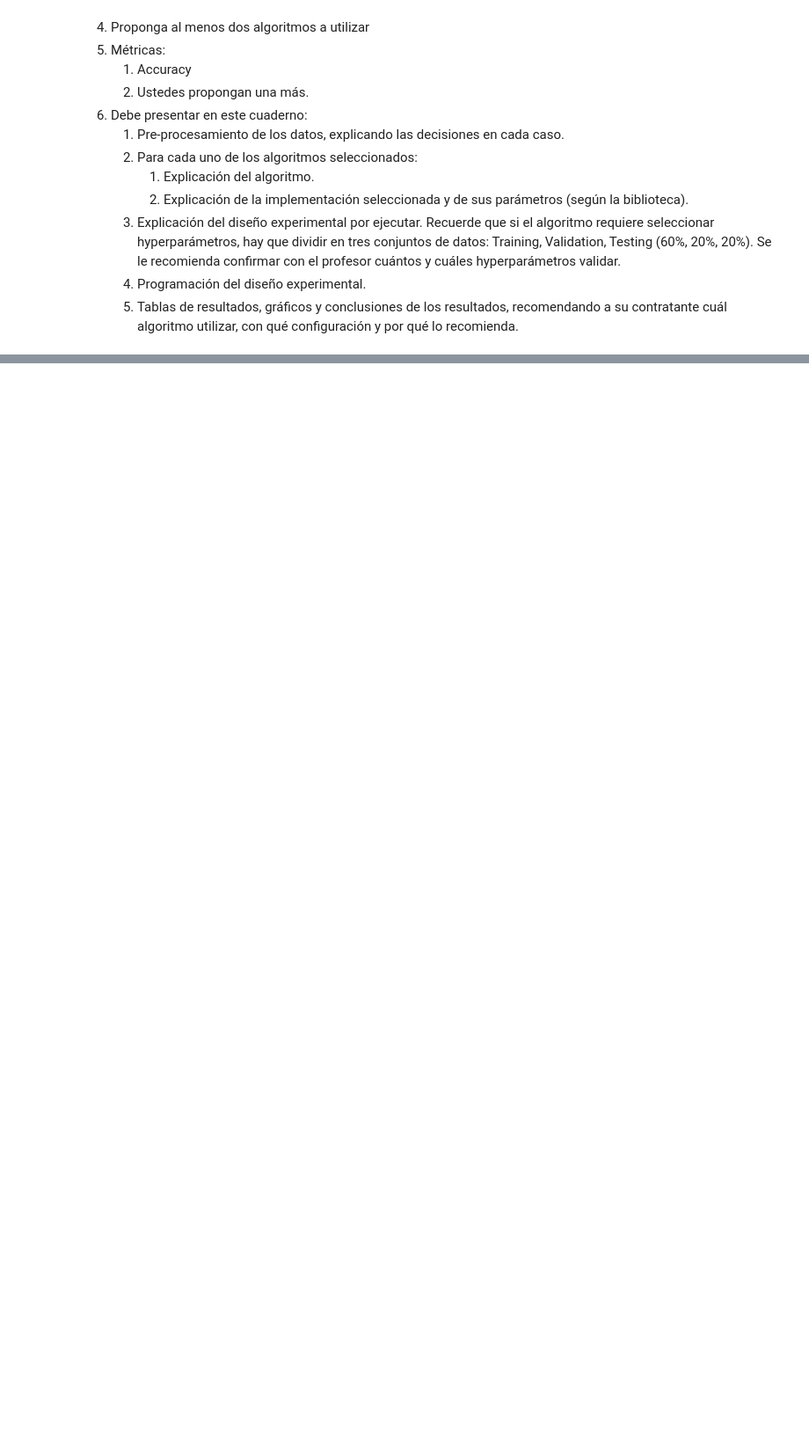
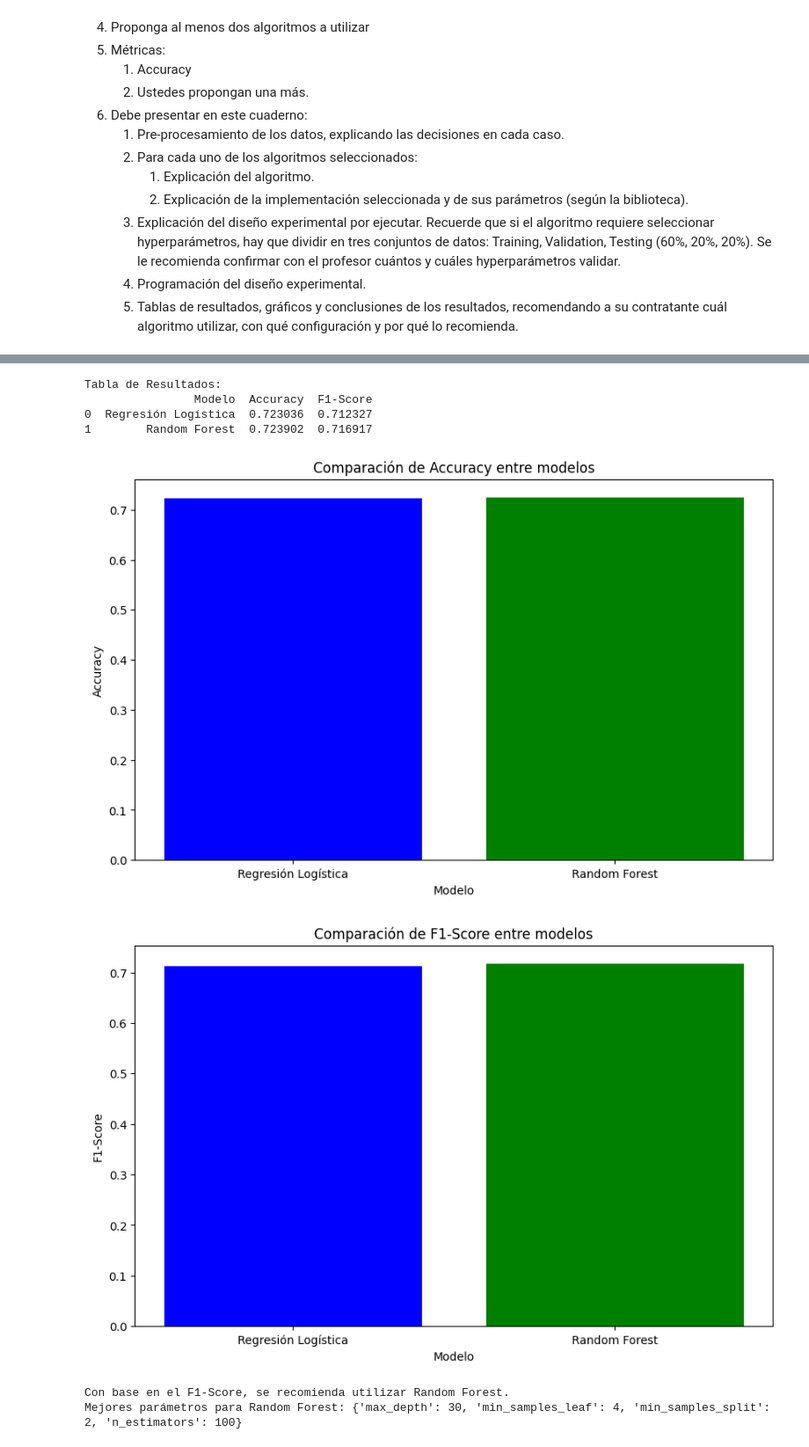
Before and after one commit to JeanPaulRF/Trabajos-IA, a Jupyter notebook: TP-2/2023-2-Trabajo_Practico_2.ipynb, the cells around one changed output, grey strips where cells are left out. Shown at 88% size. Drawn from its saved outputs; the diff is of its cells as text; code cells hidden in the pictures; blank space fills up the shorter version.

```diff
--- a/TP-2/2023-2-Trabajo_Practico_2.ipynb
+++ b/TP-2/2023-2-Trabajo_Practico_2.ipynb
@@ -416,0 +509,15 @@ ___
+# %%
+# 7. División de datos en conjuntos de entrenamiento, validación y prueba (60%, 20%, 20%)
+X = data.drop('cardio', axis=1)
+y = data['cardio']
+
+# Dividir los datos en conjuntos de entrenamiento (60%) y prueba (40%)
+X_train, X_temp, y_train, y_temp = train_test_split(X, y, test_size=0.4, random_state=42)
+
+# Luego, dividir el conjunto temporal en conjuntos de validación (20%) y prueba (20%)
+X_val, X_test, y_val, y_test = train_test_split(X_temp, y_temp, test_size=0.5, random_state=42)
+
+# Imprimir el tamaño de cada conjunto de datos
+print("Tamaño del conjunto de entrenamiento: {} muestras".format(X_train.shape[0]))
+print("Tamaño del conjunto de validación: {} muestras".format(X_val.shape[0]))
+print("Tamaño del conjunto de prueba: {} muestras".format(X_test.shape[0]))
@@ -416,0 +605,42 @@ ___
+# %%
+# Crear una tabla de resultados
+results = pd.DataFrame({
+    'Modelo': ['Regresión Logística', 'Random Forest'],
+    'Accuracy': [logistic_accuracy, random_forest_accuracy],
+    'F1-Score': [logistic_f1, random_forest_f1]
+})
+# Mostrar la tabla de resultados
+print("Tabla de Resultados:")
+print(results)
+
+# Generar gráficos
+plt.figure(figsize=(10, 6))
+plt.bar(results['Modelo'], results['Accuracy'], color=['blue', 'green'])
+plt.title('Comparación de Accuracy entre modelos')
+plt.xlabel('Modelo')
+plt.ylabel('Accuracy')
+plt.show()
+
+plt.figure(figsize=(10, 6))
+plt.bar(results['Modelo'], results['F1-Score'], color=['blue', 'green'])
+plt.title('Comparación de F1-Score entre modelos')
+plt.xlabel('Modelo')
+plt.ylabel('F1-Score')
+plt.show()
+
+# Conclusiones y recomendación
+if logistic_f1 > random_forest_f1:
+    print("Con base en el F1-Score, se recomienda utilizar Regresión Logística.")
+    print("Mejores parámetros para Regresión Logística:", logistic_grid.best_params_)
+else:
+    print("Con base en el F1-Score, se recomienda utilizar Random Forest.")
+    print("Mejores parámetros para Random Forest:", rf_grid.best_params_)
+# %% [output]
+Tabla de Resultados:
+                Modelo  Accuracy  F1-Score
+0  Regresión Logística  0.723036  0.712327
+1        Random Forest  0.723902  0.716917
+[figure, added]
+[figure, added]
+Con base en el F1-Score, se recomienda utilizar Random Forest.
+Mejores parámetros para Random Forest: {'max_depth': 30, 'min_samples_leaf': 4, 'min_samples_split': 2, 'n_estimators': 100}
```
Also changed, not shown: parts of 15 cells of this notebook, 1 other file.
